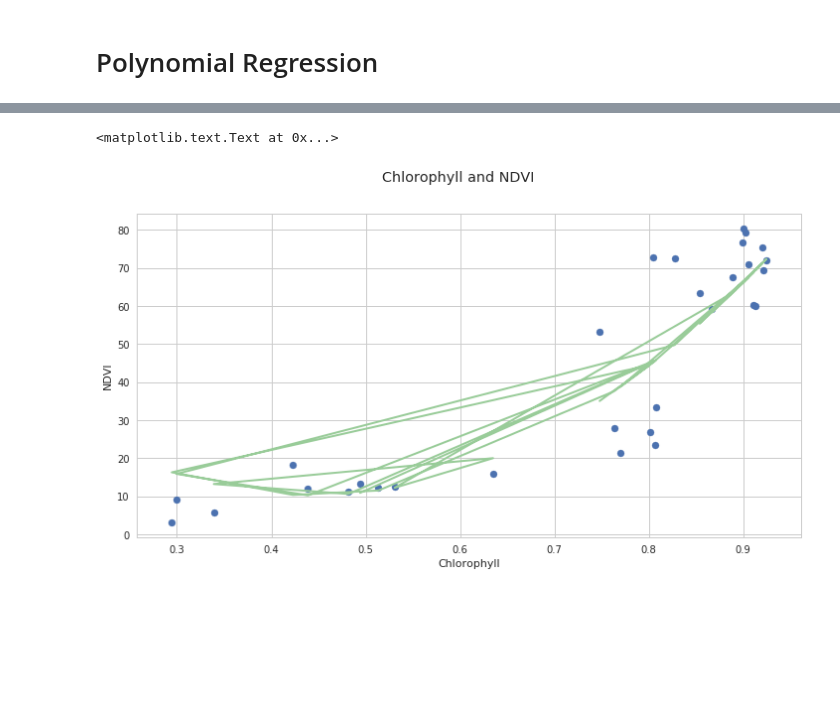
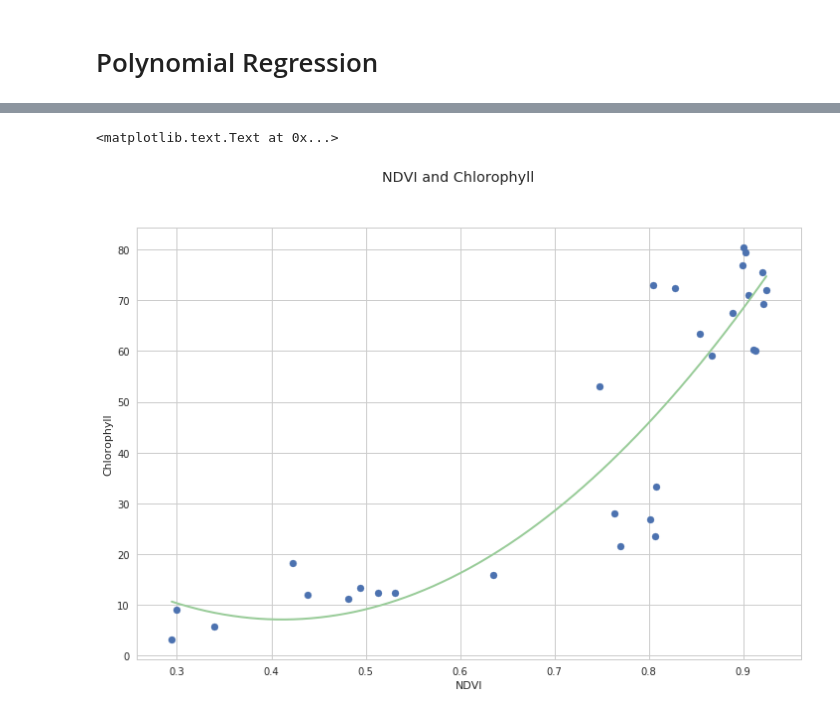
Before and after one commit to cheripai/thesis, a Jupyter notebook: notebooks/Orange_NDVI_SPAD.ipynb, the cells around one changed output, grey strips where cells are left out. Cells and saved outputs as stored; diff of their text form; code cells hidden in the pictures; blank space fills up the shorter version.

Commit message:
Update charts

```diff
--- a/notebooks/Orange_NDVI_SPAD.ipynb
+++ b/notebooks/Orange_NDVI_SPAD.ipynb
@@ -7,7 +7,7 @@ import seaborn as sns
 import matplotlib.pyplot as plt
 from scipy.stats import stats
 sns.set(style="whitegrid", color_codes=True)
-plt.rcParams['figure.figsize'] = (12, 6)
+plt.rcParams['figure.figsize'] = (12, 8)
 # %%
 df_07_13 = pd.read_csv("../data/Spreadsheet/2017-07-13.csv")
 df_08_03 = pd.read_csv("../data/Spreadsheet/2017-08-03.csv")
@@ -86,10 +86,11 @@ Validation error: 10.5177371948
 # %%
 fig = plt.figure()
 plt.scatter(ndvi, spad)
-plt.plot(ndvi, model.predict(ndvi.reshape(-1, 1)), color="#99CC99", linewidth=2)
-fig.suptitle("Chlorophyll and NDVI")
-plt.xlabel("Chlorophyll")
-plt.ylabel("NDVI")
+datax_os = np.linspace(np.min(ndvi), np.max(ndvi), 1024)
+plt.plot(datax_os, model.predict(datax_os.reshape(-1,1)), color="#99CC99", linewidth=2) # 'smoother' line
+fig.suptitle("NDVI and Chlorophyll")
+plt.xlabel("NDVI")
+plt.ylabel("Chlorophyll")
 # %% [output]
 <matplotlib.text.Text at 0x...>
-[figure, old version]
+[figure, new version]
```
Also changed, not shown: parts of 9 cells of this notebook, 1 other file.
